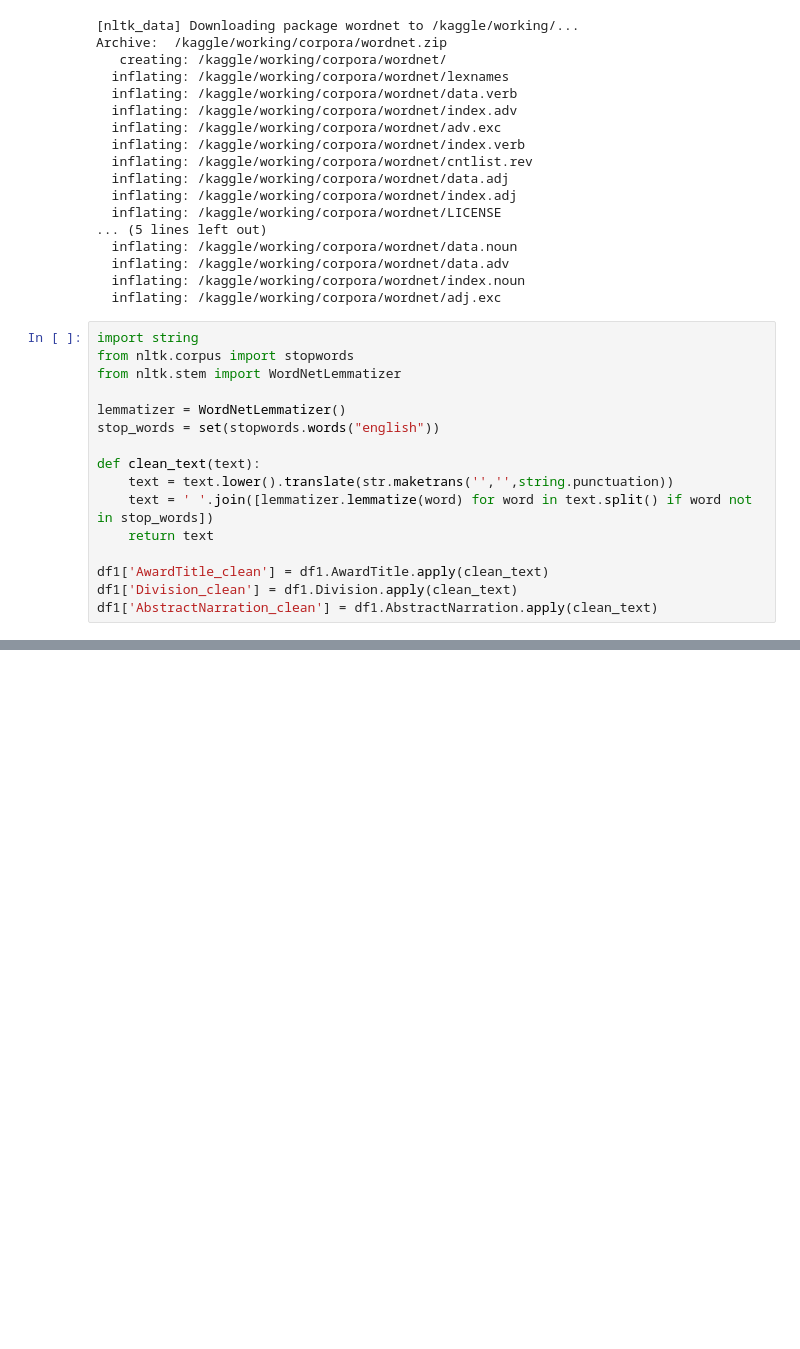
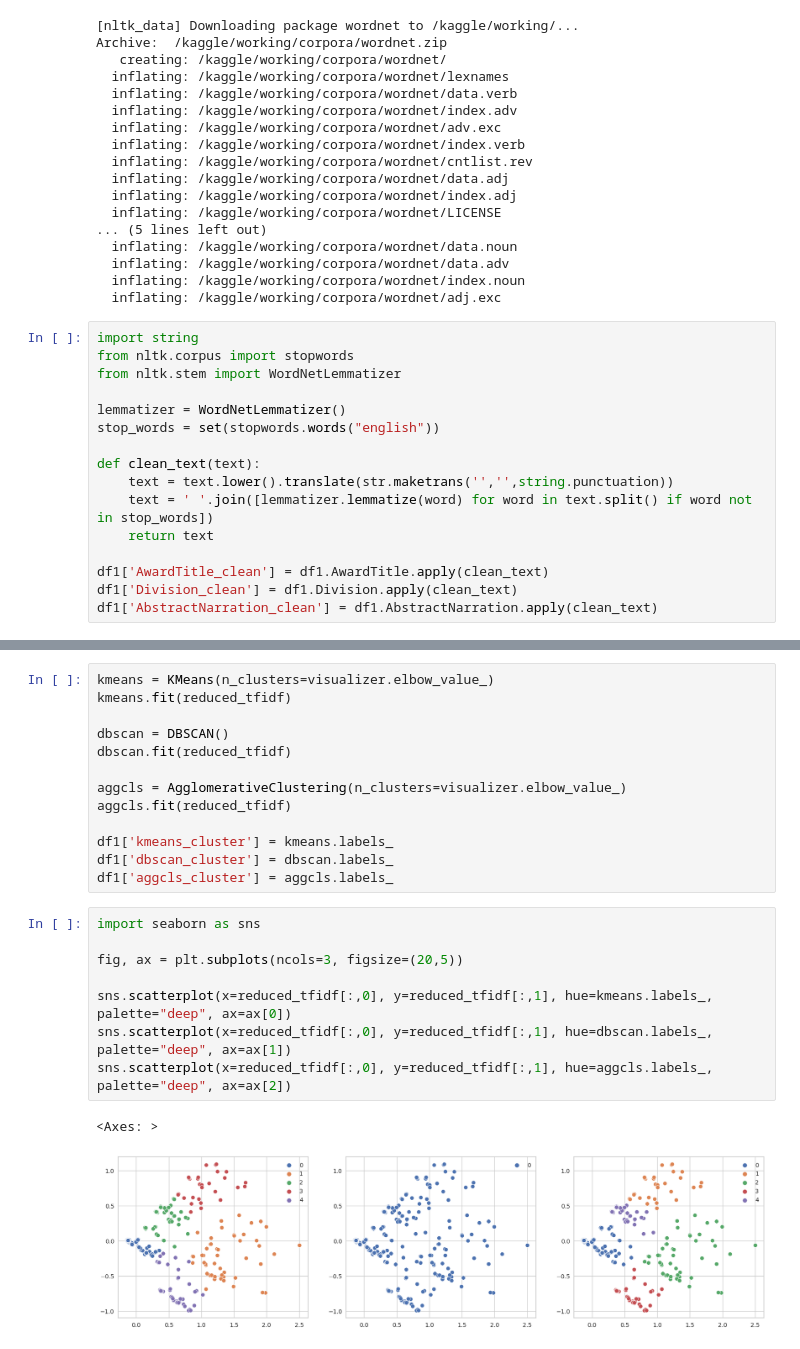
Before and after one commit to EdRome/GlobantChallenge, a Jupyter notebook: challengeglobant.ipynb, the cells around one changed output, grey strips where cells are left out. Saved outputs shown, nothing was run; the diff lists cells and outputs as text; blank space fills up the shorter version.

```diff
--- a/challengeglobant.ipynb
+++ b/challengeglobant.ipynb
@@ -384,0 +468,24 @@ plt.show()
+# %%
+kmeans = KMeans(n_clusters=visualizer.elbow_value_)
+kmeans.fit(reduced_tfidf)
+
+dbscan = DBSCAN()
+dbscan.fit(reduced_tfidf)
+
+aggcls = AgglomerativeClustering(n_clusters=visualizer.elbow_value_)
+aggcls.fit(reduced_tfidf)
+
+df1['kmeans_cluster'] = kmeans.labels_
+df1['dbscan_cluster'] = dbscan.labels_
+df1['aggcls_cluster'] = aggcls.labels_
+# %%
+import seaborn as sns
+
+fig, ax = plt.subplots(ncols=3, figsize=(20,5))
+
+sns.scatterplot(x=reduced_tfidf[:,0], y=reduced_tfidf[:,1], hue=kmeans.labels_, palette="deep", ax=ax[0])
+sns.scatterplot(x=reduced_tfidf[:,0], y=reduced_tfidf[:,1], hue=dbscan.labels_, palette="deep", ax=ax[1])
+sns.scatterplot(x=reduced_tfidf[:,0], y=reduced_tfidf[:,1], hue=aggcls.labels_, palette="deep", ax=ax[2])
+# %% [output]
+<Axes: >
+[figure, added]
```
Also changed, not shown: parts of 34 cells of this notebook.
